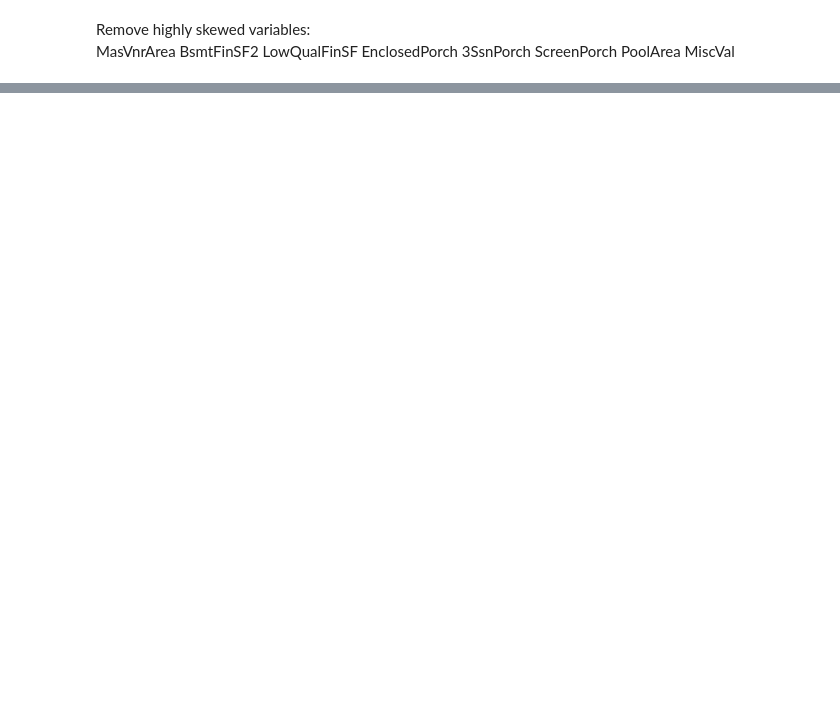
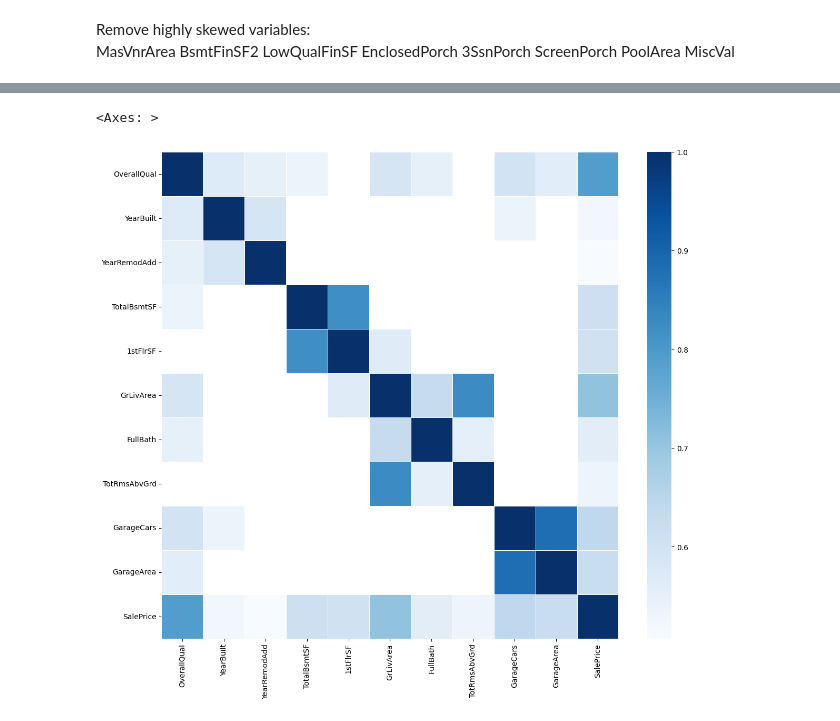
Before and after one commit to joseantonio002/kaggle, a Jupyter notebook: housing_prices/hp2.ipynb, the cells around one changed output, grey strips where cells are left out. Cells and saved outputs as stored; diff of their text form; code cells hidden in the pictures; blank space fills up the shorter version.

```diff
--- a/housing_prices/hp2.ipynb
+++ b/housing_prices/hp2.ipynb
@@ -223,0 +283,3 @@ plt.show()
+# %%
+numeric_features = numeric_features[numeric_features.corr().loc['SalePrice'][lambda x: (x > 0.5) | (x < -0.2)].index.to_list()]
+numeric_features
@@ -223,0 +300,7 @@ plt.show()
+# %%
+plt.figure(figsize=(14,12))
+correlation = numeric_features.corr()
+sns.heatmap(correlation, mask = correlation <0.5, linewidth=0.5, cmap='Blues')
+# %% [output]
+<Axes: >
+[figure, added]
```
Also changed, not shown: parts of 23 cells of this notebook.
